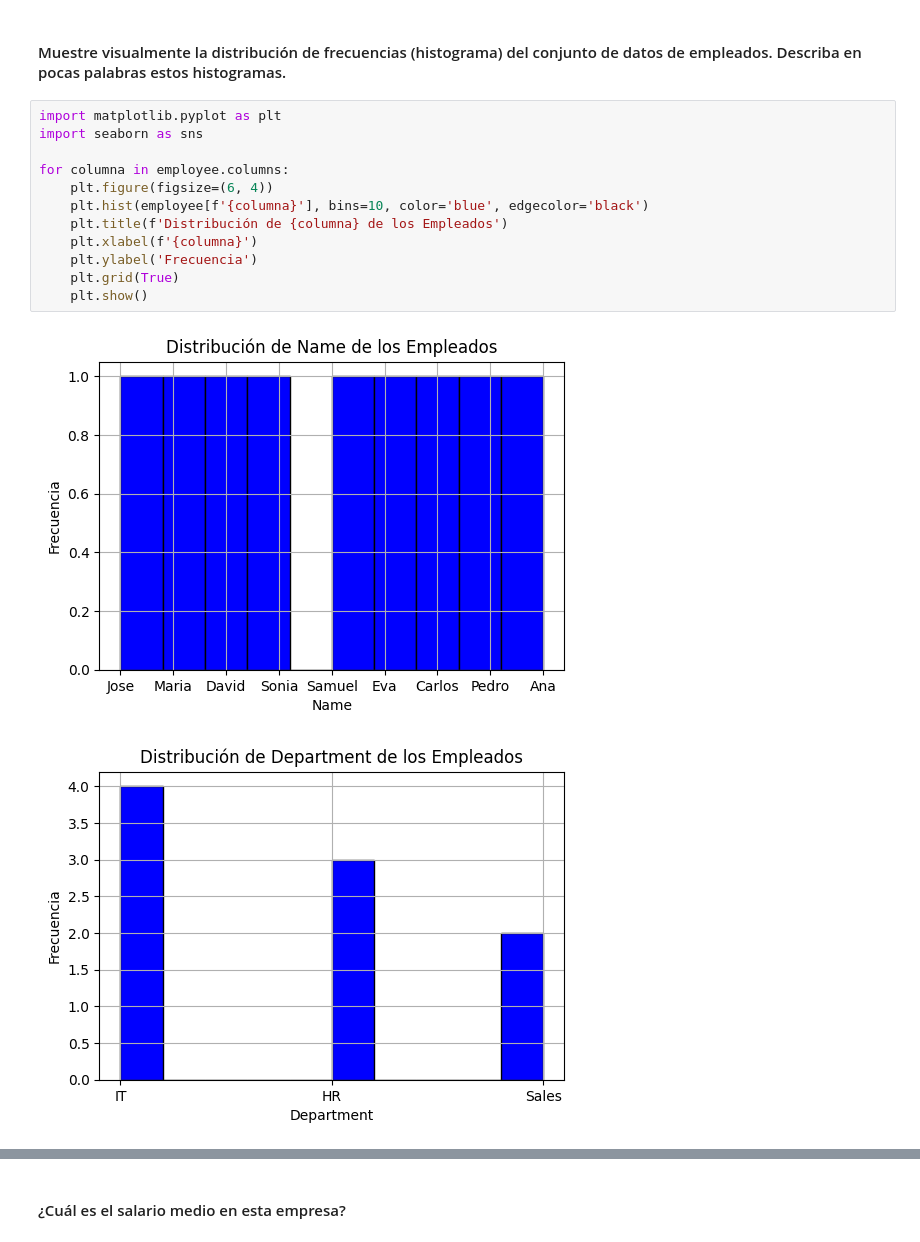
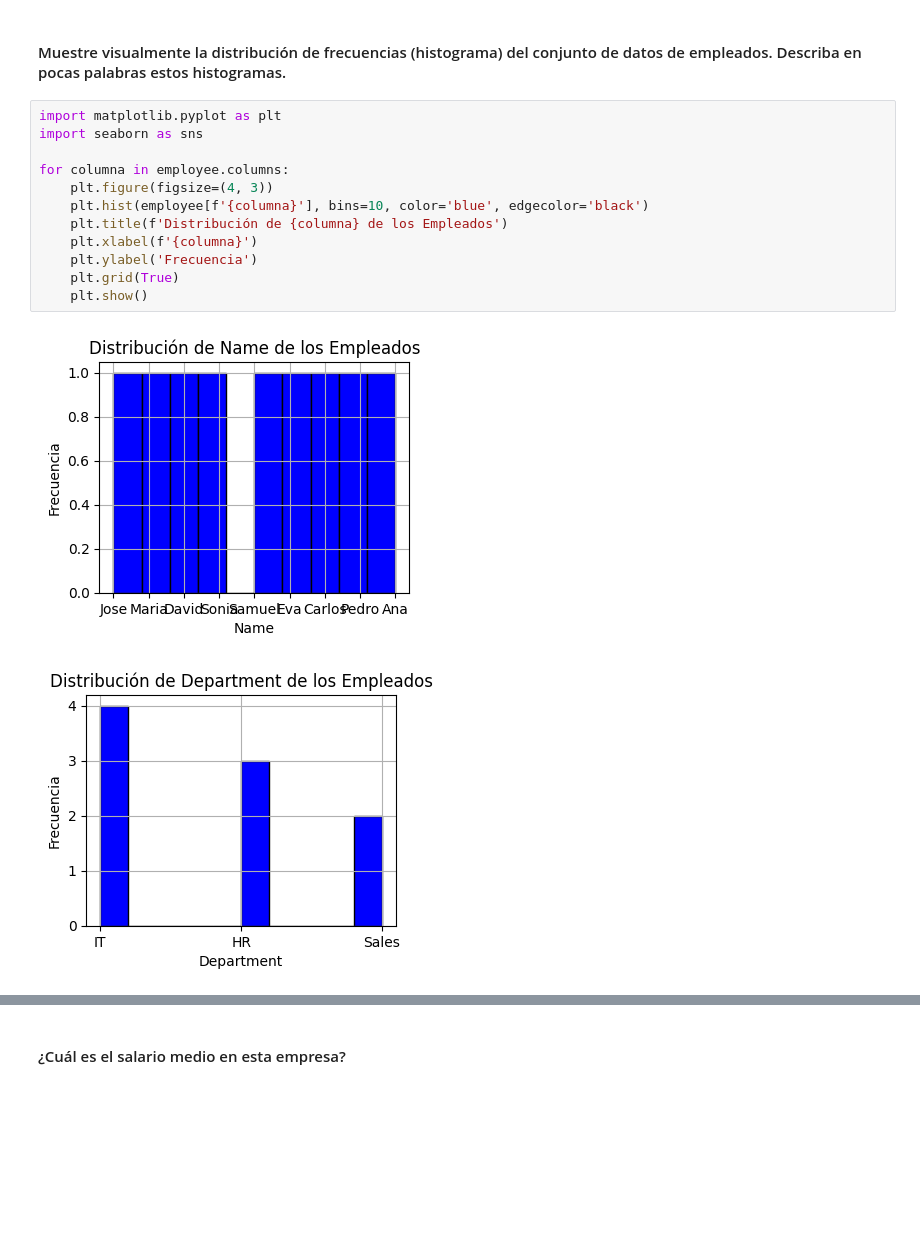
Before and after one commit to 26Ale10/19-lab-descriptive-stats-es, a Jupyter notebook: your-code/main.ipynb, the cells around one changed output, grey strips where cells are left out. Drawn from its saved outputs; the diff is of its cells as text; blank space fills up the shorter version.

```diff
--- a/your-code/main.ipynb
+++ b/your-code/main.ipynb
@@ -177,15 +177,15 @@ None
 # %%
 import matplotlib.pyplot as plt
 import seaborn as sns
 
 for columna in employee.columns:
-    plt.figure(figsize=(6, 4))
+    plt.figure(figsize=(4, 3))
     plt.hist(employee[f'{columna}'], bins=10, color='blue', edgecolor='black')
     plt.title(f'Distribución de {columna} de los Empleados')
     plt.xlabel(f'{columna}')
     plt.ylabel('Frecuencia')
     plt.grid(True)
     plt.show()
 # %% [output]
-[figure, old version]
+[figure, new version]
-[figure, old version]
+[figure, new version]
```
Also changed, not shown: parts of 8 cells of this notebook.
